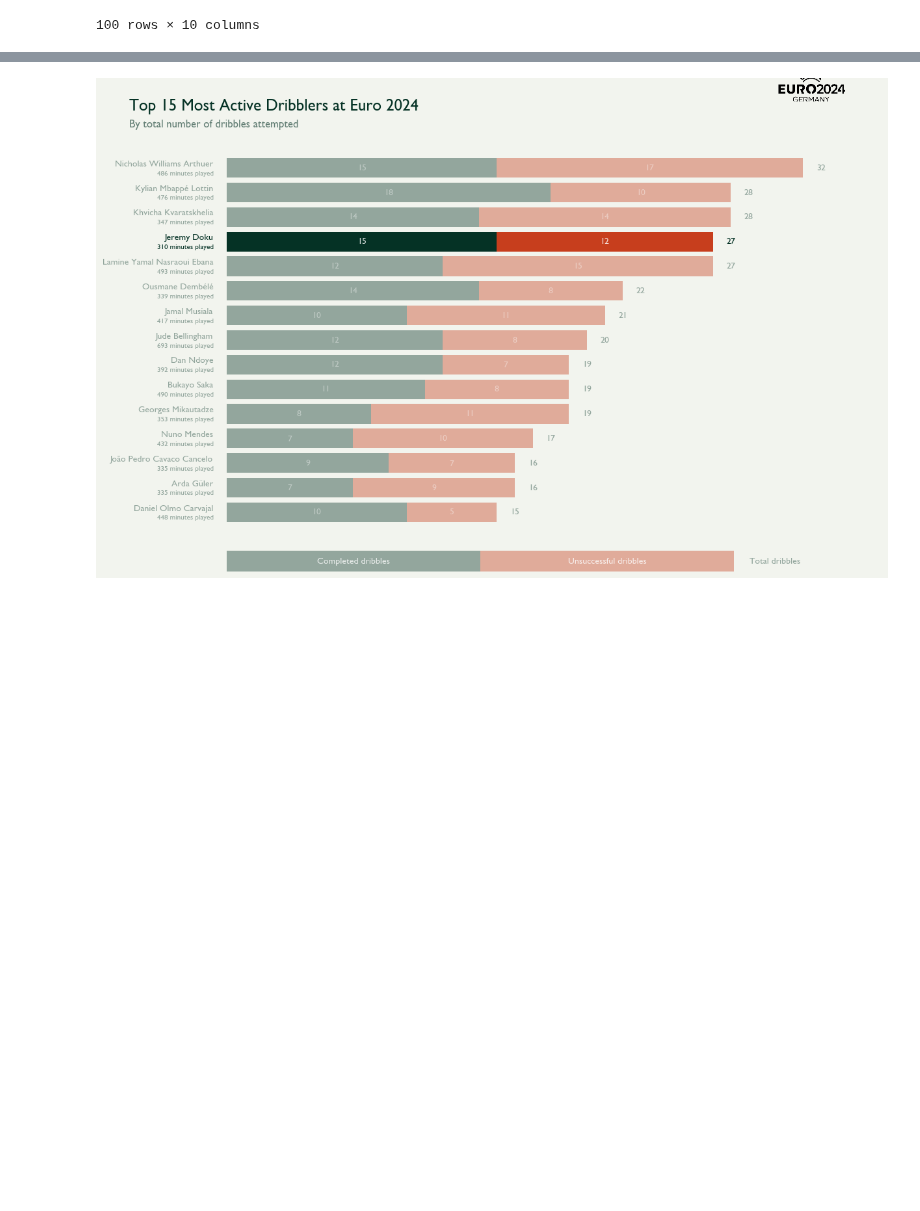
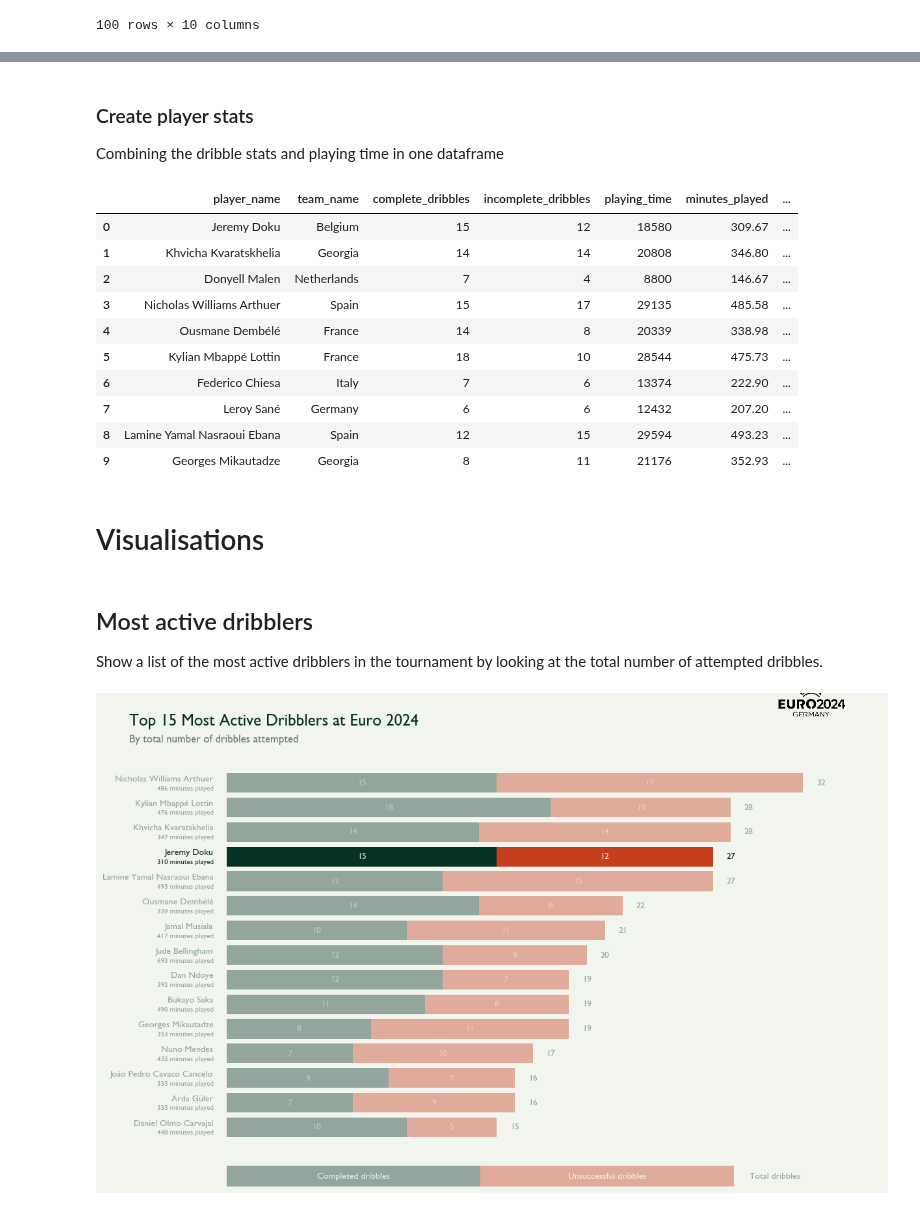
Before and after one commit to MarijnSt/soccermatics-project-1, a Jupyter notebook: doku_analysis.ipynb, the cells around one changed output, grey strips where cells are left out. Saved outputs shown, nothing was run; the diff lists cells and outputs as text; code cells hidden in the pictures; blank space fills up the shorter version.

Commit message:
refactor: create player stats

```diff
--- a/doku_analysis.ipynb
+++ b/doku_analysis.ipynb
@@ -409,0 +383,4 @@ df_player_stats.head(50)
+# %% [markdown]
+### Create player stats
+
+Combining the dribble stats and playing time in one dataframe
@@ -410,3 +468,58 @@ df_player_stats.head(50)
+# %%
+def create_player_stats(df_dribbles, df_playing_time, min_dribbles=10):
+    """Create comprehensive player statistics combining dribbles and playing time.
+
+    Args:
+        df_dribbles: dataframe with all dribble events in the tournament
+        df_playing_time: dataframe with playing time stats per player
+        min_dribbles: minimum number of dribbles to be included in the stats
+
+    Returns:
+        df_player_stats: dataframe with player stats
+    """
+
+    # Calculate base statistics
+    dribble_stats = calculate_dribble_stats(df_dribbles)
+    playing_time_stats = calculate_playing_time_stats(df_playing_time)
+
+    # Merge base statistics
+    df_players = pd.merge(
+        dribble_stats,
+        playing_time_stats,
+        on=['player_name', 'team_name'],
+        how='left'
+    )
+
+    # Calculate derived statistics
+    df_players = calculate_derived_stats(df_players)
+
+    # Filter players with at least min_dribbles
+    df_players = df_players[df_players['total_dribbles'] >= min_dribbles]
+
+    # Return sorted dataframe
+    return df_players.sort_values(by='dribbles_per_90', ascending=False).reset_index(drop=True)
+
+
+df_player_stats = create_player_stats(df_dribbles, df_playing_time)
+df_player_stats.head(10)
+# %% [output]
+|  | player_name | team_name | complete_dribbles | incomplete_dribbles | playing_time | minutes_played | ... |
+| 0 | Jeremy Doku | Belgium | 15 | 12 | 18580 | 309.67 | ... |
+| 1 | Khvicha Kvaratskhelia | Georgia | 14 | 14 | 20808 | 346.80 | ... |
+| 2 | Donyell Malen | Netherlands | 7 | 4 | 8800 | 146.67 | ... |
+| 3 | Nicholas Williams Arthuer | Spain | 15 | 17 | 29135 | 485.58 | ... |
+| 4 | Ousmane Dembélé | France | 14 | 8 | 20339 | 338.98 | ... |
+| 5 | Kylian Mbappé Lottin | France | 18 | 10 | 28544 | 475.73 | ... |
+| 6 | Federico Chiesa | Italy | 7 | 6 | 13374 | 222.90 | ... |
+| 7 | Leroy Sané | Germany | 6 | 6 | 12432 | 207.20 | ... |
+| 8 | Lamine Yamal Nasraoui Ebana | Spain | 12 | 15 | 29594 | 493.23 | ... |
+| 9 | Georges Mikautadze | Georgia | 8 | 11 | 21176 | 352.93 | ... |
+# %% [markdown]
+# Visualisations
+# %% [markdown]
+## Most active dribblers
+
+Show a list of the most active dribblers in the tournament by looking at the total number of attempted dribbles.
 # %%
 # Sort players by total dribbles and completed dribbles
 df_top_dribblers_total = df_player_stats.sort_values(['total_dribbles', 'complete_dribbles'], ascending=True).tail(15)
```
Also changed, not shown: parts of 7 cells of this notebook.
